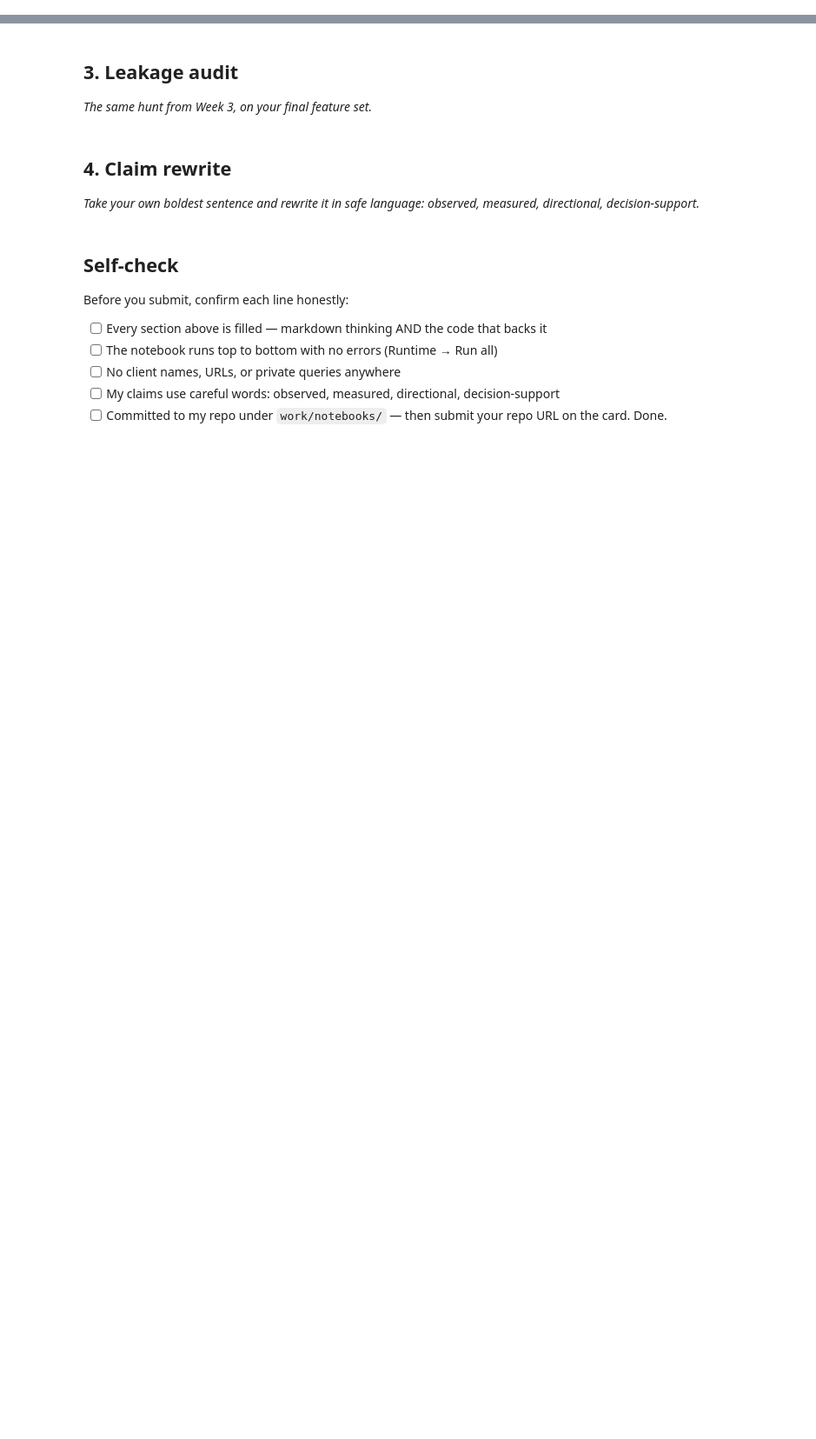
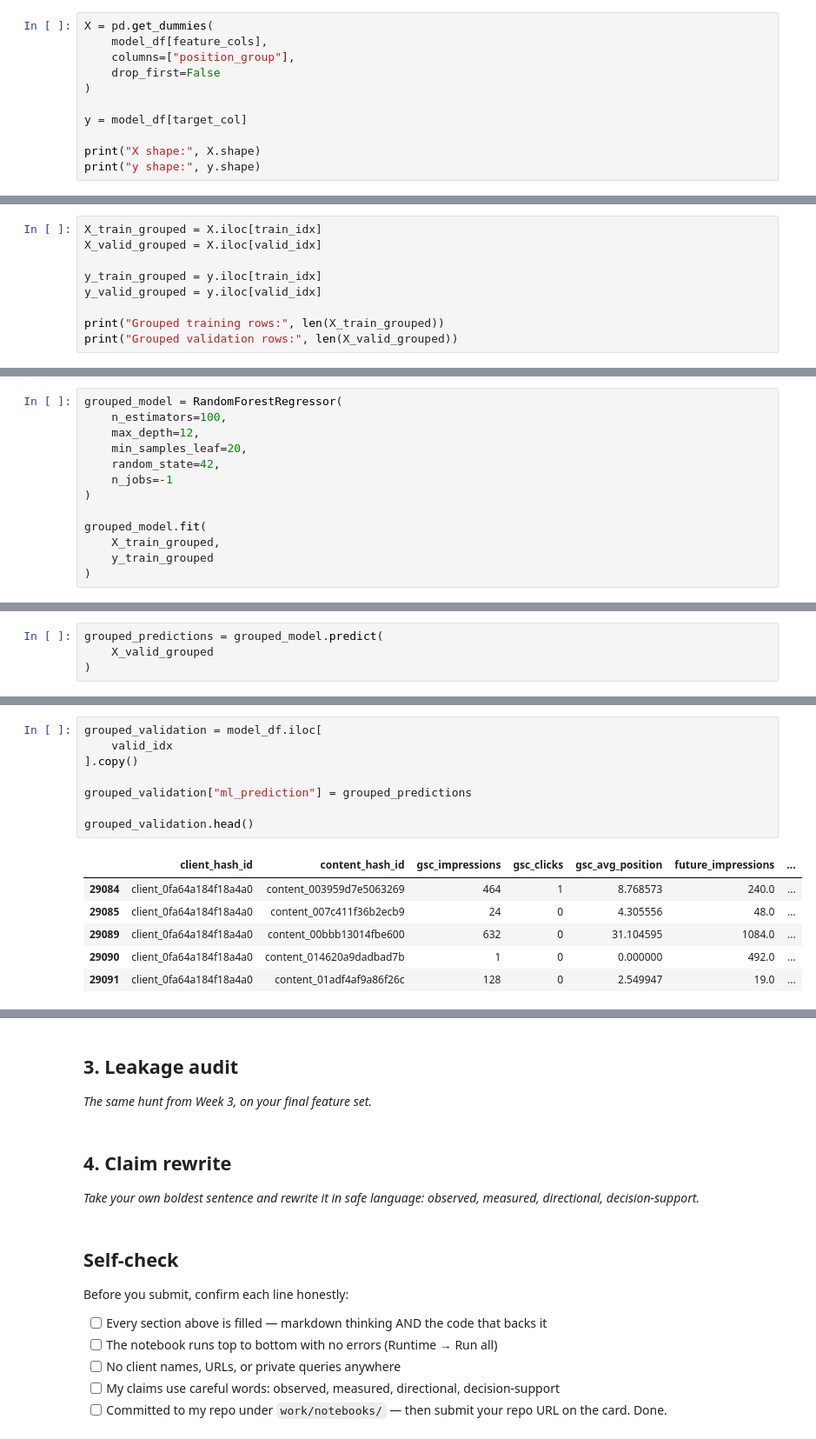
Before and after one commit to AliAlmasri7/FlyRank-ML, a Jupyter notebook: work/notebooks/w06_validation_audit.ipynb, the cells around one changed output, grey strips where cells are left out. Shown at 87% size. Saved outputs shown, nothing was run; the diff lists cells and outputs as text; blank space fills up the shorter version.

```diff
--- a/work/notebooks/w06_validation_audit.ipynb
+++ b/work/notebooks/w06_validation_audit.ipynb
@@ -16,0 +269,11 @@ This skeleton is yours to fill. Work the sections **in order** — each one has
+# %%
+X = pd.get_dummies(
+    model_df[feature_cols],
+    columns=["position_group"],
+    drop_first=False
+)
+
+y = model_df[target_col]
+
+print("X shape:", X.shape)
+print("y shape:", y.shape)
@@ -16,0 +435,9 @@ This skeleton is yours to fill. Work the sections **in order** — each one has
+# %%
+X_train_grouped = X.iloc[train_idx]
+X_valid_grouped = X.iloc[valid_idx]
+
+y_train_grouped = y.iloc[train_idx]
+y_valid_grouped = y.iloc[valid_idx]
+
+print("Grouped training rows:", len(X_train_grouped))
+print("Grouped validation rows:", len(X_valid_grouped))
@@ -16,0 +467,13 @@ This skeleton is yours to fill. Work the sections **in order** — each one has
+# %%
+grouped_model = RandomForestRegressor(
+    n_estimators=100,
+    max_depth=12,
+    min_samples_leaf=20,
+    random_state=42,
+    n_jobs=-1
+)
+
+grouped_model.fit(
+    X_train_grouped,
+    y_train_grouped
+)
@@ -16,0 +483,4 @@ This skeleton is yours to fill. Work the sections **in order** — each one has
+# %%
+grouped_predictions = grouped_model.predict(
+    X_valid_grouped
+)
@@ -16,0 +519,15 @@ This skeleton is yours to fill. Work the sections **in order** — each one has
+# %%
+grouped_validation = model_df.iloc[
+    valid_idx
+].copy()
+
+grouped_validation["ml_prediction"] = grouped_predictions
+
+grouped_validation.head()
+# %% [output]
+|  | client_hash_id | content_hash_id | gsc_impressions | gsc_clicks | gsc_avg_position | future_impressions | ... |
+| 29084 | client_0fa64a184f18a4a0 | content_003959d7e5063269 | 464 | 1 | 8.768573 | 240.0 | ... |
+| 29085 | client_0fa64a184f18a4a0 | content_007c411f36b2ecb9 | 24 | 0 | 4.305556 | 48.0 | ... |
+| 29089 | client_0fa64a184f18a4a0 | content_00bbb13014fbe600 | 632 | 0 | 31.104595 | 1084.0 | ... |
+| 29090 | client_0fa64a184f18a4a0 | content_014620a9dadbad7b | 1 | 0 | 0.000000 | 492.0 | ... |
+| 29091 | client_0fa64a184f18a4a0 | content_01adf4af9a86f26c | 128 | 0 | 2.549947 | 19.0 | ... |
```
Also changed, not shown: parts of 37 cells of this notebook.
